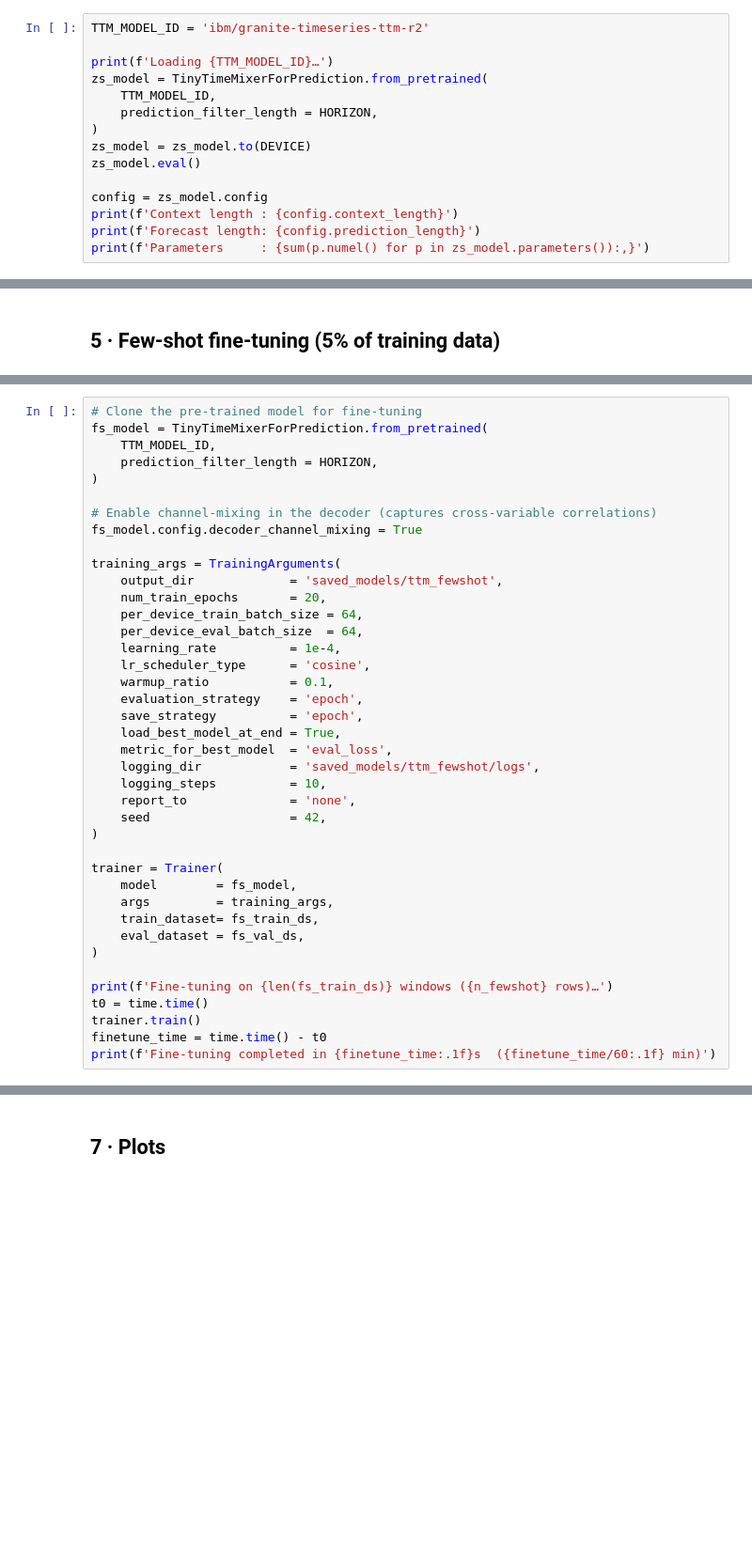
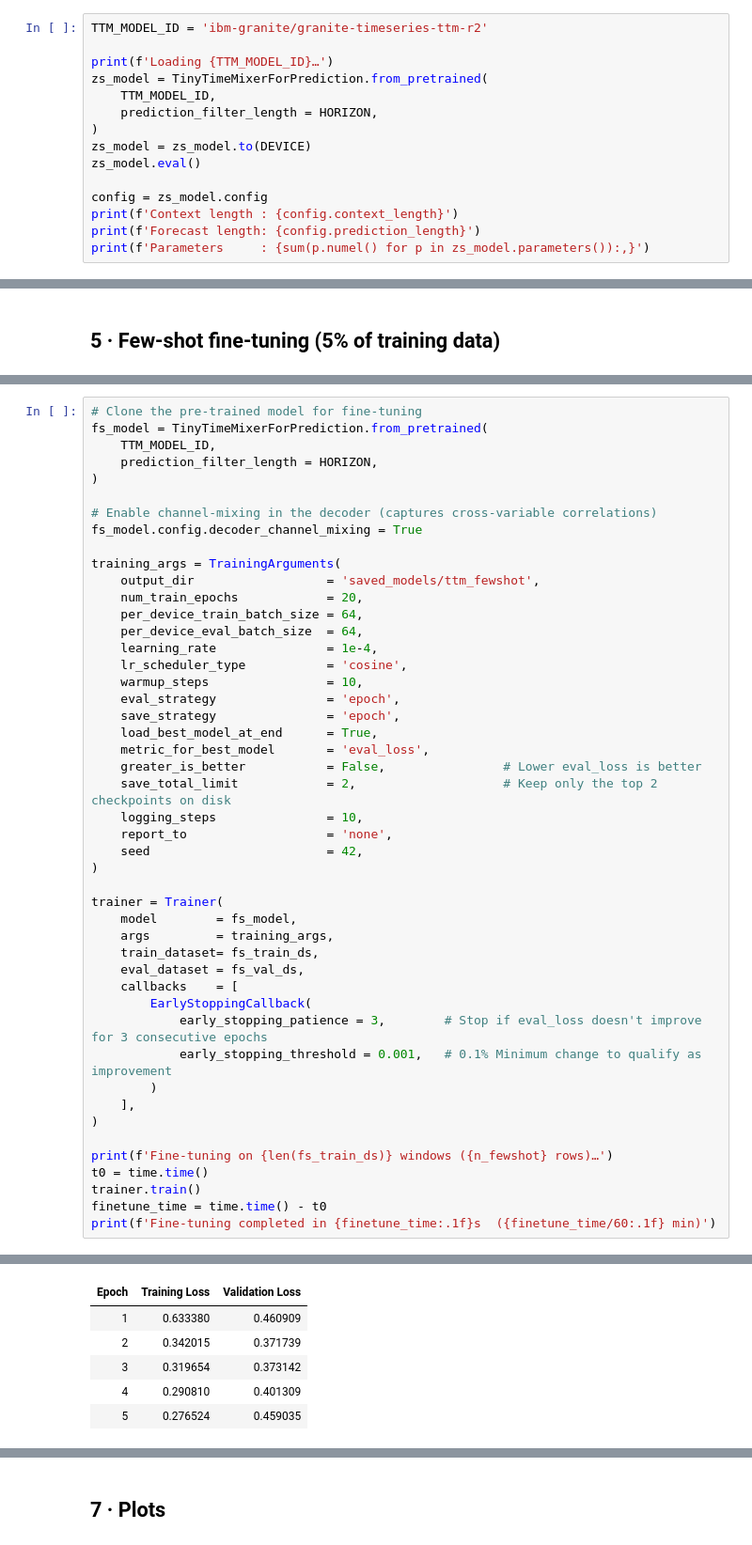
Before and after one commit to antonionc/pred_demanda, a Jupyter notebook: fase2_3_ttm.ipynb, the cells around one changed output, grey strips where cells are left out. Shown at 94% size. Cells and saved outputs as stored; diff of their text form; blank space fills up the shorter version.

Commit message:
completes execution of TTM (with early stop)

```diff
--- a/fase2_3_ttm.ipynb
+++ b/fase2_3_ttm.ipynb
@@ -167,5 +158,5 @@ TimeoutException: Requesting secret HF_TOKEN timed out. Secrets can only be fetc
 # %%
-TTM_MODEL_ID = 'ibm/granite-timeseries-ttm-r2'
+TTM_MODEL_ID = 'ibm-granite/granite-timeseries-ttm-r2'
 
 print(f'Loading {TTM_MODEL_ID}…')
 zs_model = TinyTimeMixerForPrediction.from_pretrained(
@@ -303,21 +296,22 @@ fs_model = TinyTimeMixerForPrediction.from_pretrained(
 fs_model.config.decoder_channel_mixing = True
 
 training_args = TrainingArguments(
-    output_dir             = 'saved_models/ttm_fewshot',
-    num_train_epochs       = 20,
+    output_dir                  = 'saved_models/ttm_fewshot',
+    num_train_epochs            = 20,
     per_device_train_batch_size = 64,
     per_device_eval_batch_size  = 64,
-    learning_rate          = 1e-4,
-    lr_scheduler_type      = 'cosine',
-    warmup_ratio           = 0.1,
-    evaluation_strategy    = 'epoch',
-    save_strategy          = 'epoch',
-    load_best_model_at_end = True,
-    metric_for_best_model  = 'eval_loss',
-    logging_dir            = 'saved_models/ttm_fewshot/logs',
-    logging_steps          = 10,
-    report_to              = 'none',
-    seed                   = 42,
+    learning_rate               = 1e-4,
+    lr_scheduler_type           = 'cosine',
+    warmup_steps                = 10,
+    eval_strategy               = 'epoch',
+    save_strategy               = 'epoch',
+    load_best_model_at_end      = True,
+    metric_for_best_model       = 'eval_loss',
+    greater_is_better           = False,                # Lower eval_loss is better
+    save_total_limit            = 2,                    # Keep only the top 2 checkpoints on disk
+    logging_steps               = 10,
+    report_to                   = 'none',
+    seed                        = 42,
 )
 
 trainer = Trainer(
@@ -325,6 +319,12 @@ trainer = Trainer(
     args         = training_args,
     train_dataset= fs_train_ds,
     eval_dataset = fs_val_ds,
+    callbacks    = [
+        EarlyStoppingCallback(
+            early_stopping_patience = 3,        # Stop if eval_loss doesn't improve for 3 consecutive epochs
+            early_stopping_threshold = 0.001,   # 0.1% Minimum change to qualify as improvement
+        )
+    ],
 )
 
 print(f'Fine-tuning on {len(fs_train_ds)} windows ({n_fewshot} rows)…')
@@ -332,3 +332,4 @@ t0 = time.time()
 trainer.train()
 finetune_time = time.time() - t0
 print(f'Fine-tuning completed in {finetune_time:.1f}s  ({finetune_time/60:.1f} min)')
+# %% [output]
@@ -334,0 +338,6 @@ print(f'Fine-tuning completed in {finetune_time:.1f}s  ({finetune_time/60:.1f} m
+| Epoch | Training Loss | Validation Loss |
+| 1 | 0.633380 | 0.460909 |
+| 2 | 0.342015 | 0.371739 |
+| 3 | 0.319654 | 0.373142 |
+| 4 | 0.290810 | 0.401309 |
+| 5 | 0.276524 | 0.459035 |
```
Also changed, not shown: parts of 18 cells of this notebook.
